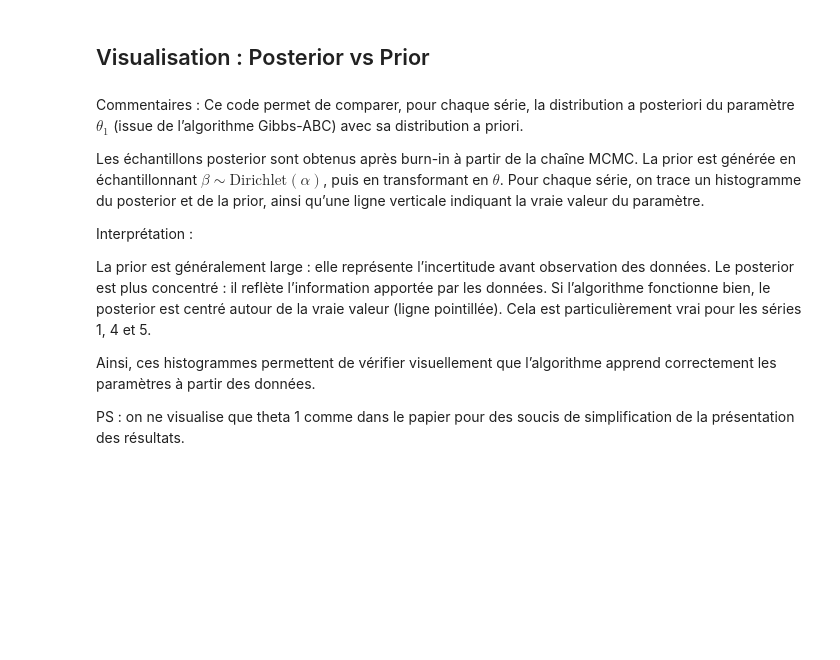
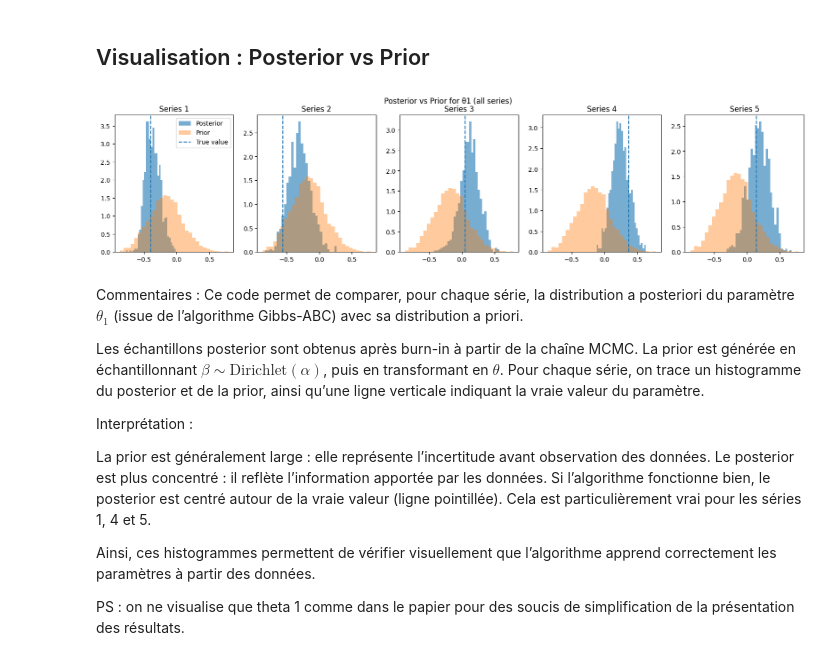
Before and after one commit to inaelenacampan/MonteCarloAndSimulation, a Jupyter notebook: Gibbs.ipynb, the cells around one changed output. Cells and saved outputs as stored; diff of their text form; code cells hidden in the pictures; blank space fills up the shorter version.

Commit message:
notebook commun + sauvegarde des graphiques

```diff
--- a/Gibbs.ipynb
+++ b/Gibbs.ipynb
@@ -412,16 +481,17 @@ On fixe un paramètre global $\alpha = (1,2,3)$ (donné par le papier) puis pour
 - on simule une série temporelle à partir de ces paramètres. On simule 5 séries temporelles (donné par le papier).
 # %%
 # Générer des données
-x_data, theta_true, alpha_true, sigmas_true = generate_dataset()
+x_obs, mu_true, true_alpha, sigma2_true = generate_data(n, T, alpha, zeta, rng_data)
 
 start = time.time()
 
 # Lancer Gibbs-ABC
-samples_theta, samples_alpha = gibbs_abc(
-    x_data,
+samples_theta, samples_alpha, samples_sigma = gibbs_abc(
+    x_obs,
     n_iter=1000,
     N_theta=1000,
-    N_alpha=100
+    N_alpha=100,
+    N_sigma=100
 )
 end = time.time()
 cpu_time = end - start
@@ -460,35 +535,38 @@ n_series = theta_samples.shape[1]
 # Génération de la prior pour theta
 n_prior = 5000
 prior_theta1 = []
 
 for _ in range(n_prior):
-    beta = dirichlet.rvs(alpha_true)[0]
+    beta = dirichlet.rvs(true_alpha)[0]
     theta = beta_to_theta(beta)
     prior_theta1.append(theta[0])
 
 prior_theta1 = np.array(prior_theta1)
 
 # --- Plot pour les 5 séries ---
 fig, axes = plt.subplots(1, n_series, figsize=(20,4))
 
 for j in range(n_series):
 
     # Posterior θ1 pour série j
     theta1_post = theta_samples[:, j, 0]
 
     axes[j].hist(theta1_post, bins=30, density=True, alpha=0.6, label="Posterior")
     axes[j].hist(prior_theta1, bins=30, density=True, alpha=0.4, label="Prior")
 
     # vraie valeur
-    axes[j].axvline(theta_true[j][0], linestyle='--', label="True value")
+    axes[j].axvline(mu_true[j][0], linestyle='--', label="True value")
 
     axes[j].set_title(f"Series {j+1}")
 
 # légende globale
 axes[0].legend()
 
 plt.suptitle("Posterior vs Prior for θ1 (all series)")
+plt.savefig("Results/Gibbs_ABC_posterior_vs_prior.png", dpi=150, bbox_inches="tight")
 plt.show()
+# %% [output]
+[figure, added]
 # %% [markdown]
 Commentaires :
 Ce code permet de comparer, pour chaque série, la distribution a posteriori du paramètre $\theta_1$ (issue de l’algorithme Gibbs-ABC) avec sa distribution a priori.
```
Also changed, not shown: parts of 28 cells of this notebook, 21 other files.
